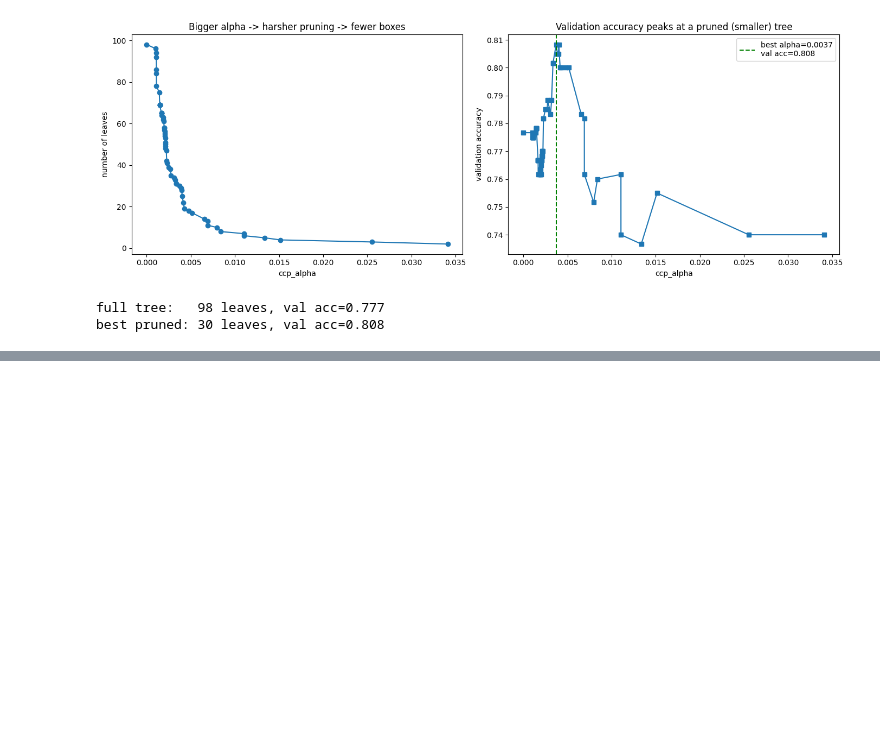
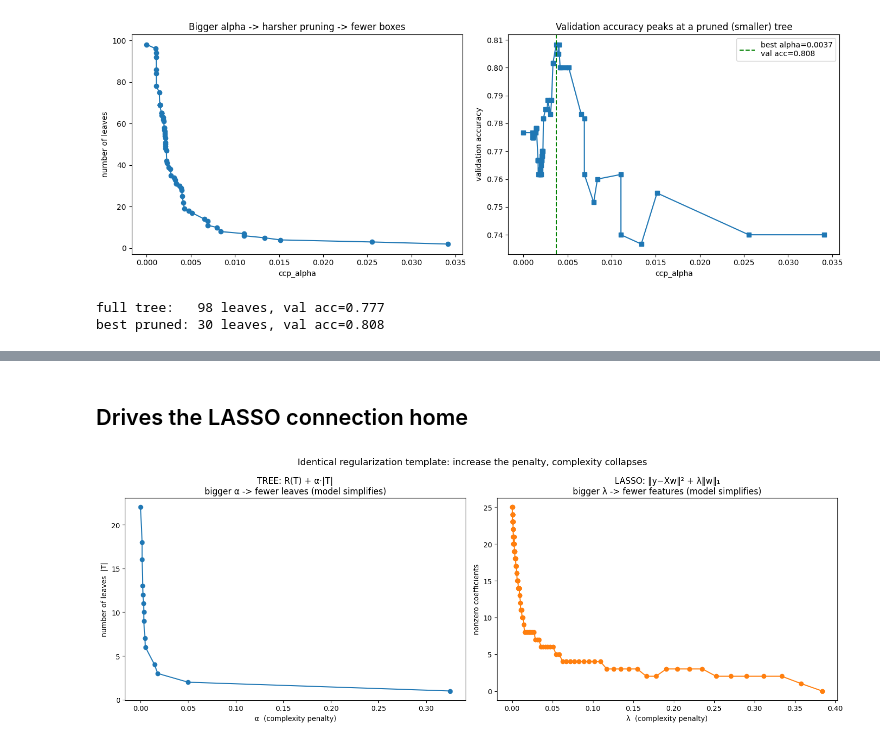
Before and after one commit to bmart231/ml-implementations, a Jupyter notebook: decision_trees/decision_trees.ipynb, the cells around one changed output, grey strips where cells are left out. Drawn from its saved outputs; the diff is of its cells as text; code cells hidden in the pictures; blank space fills up the shorter version.

```diff
--- a/decision_trees/decision_trees.ipynb
+++ b/decision_trees/decision_trees.ipynb
@@ -1178,0 +1419,41 @@ best pruned: 30 leaves, val acc=0.808
+# %% [markdown]
+## Drives the LASSO connection home
+# %%
+# Cell 4 — Same regularization template: tree pruning path vs LASSO coefficient path
+import numpy as np
+import matplotlib.pyplot as plt
+from sklearn.datasets import load_breast_cancer
+from sklearn.tree import DecisionTreeClassifier
+from sklearn.linear_model import lasso_path
+from sklearn.preprocessing import StandardScaler
+
+X, y = load_breast_cancer(return_X_y=True)
+
+fig, (ax1, ax2) = plt.subplots(1, 2, figsize=(15, 5.5))
+
+# LEFT: TREE — leaves remaining as α (the penalty) increases
+full = DecisionTreeClassifier(random_state=0).fit(X, y)
+alphas = full.cost_complexity_pruning_path(X, y).ccp_alphas
+leaves = [DecisionTreeClassifier(random_state=0, ccp_alpha=a).fit(X, y).get_n_leaves()
+          for a in alphas]
+ax1.plot(alphas, leaves, "o-")
+ax1.set_xlabel("α  (complexity penalty)"); ax1.set_ylabel("number of leaves  |T|")
+ax1.set_title("TREE: R(T) + α·|T|\nbigger α -> fewer leaves (model simplifies)")
+
+# RIGHT: LASSO — number of nonzero coefficients as λ (the penalty) increases
+Xs = StandardScaler().fit_transform(X)
+lambdas, coefs, _ = lasso_path(Xs, y, n_alphas=100)
+nonzero = np.sum(np.abs(coefs) > 1e-8, axis=0)   # count active features at each lambda
+ax2.plot(lambdas, nonzero, "o-", color="C1")
+ax2.set_xlabel("λ  (complexity penalty)"); ax2.set_ylabel("nonzero coefficients")
+ax2.set_title("LASSO: ‖y−Xw‖² + λ‖w‖₁\nbigger λ -> fewer features (model simplifies)")
+
+plt.suptitle("Identical regularization template: increase the penalty, complexity collapses",
+             fontsize=13)
+plt.tight_layout(); plt.show()
+
+# Two different models, one idea. The penalty parameter (α or λ) trades fit for
+# simplicity, and sweeping it traces a path from complex to trivial. Pick the
+# parameter by cross-validation in BOTH cases.
+# %% [output]
+[figure, added]
```
Also changed, not shown: parts of 16 cells of this notebook, 2 other files.
